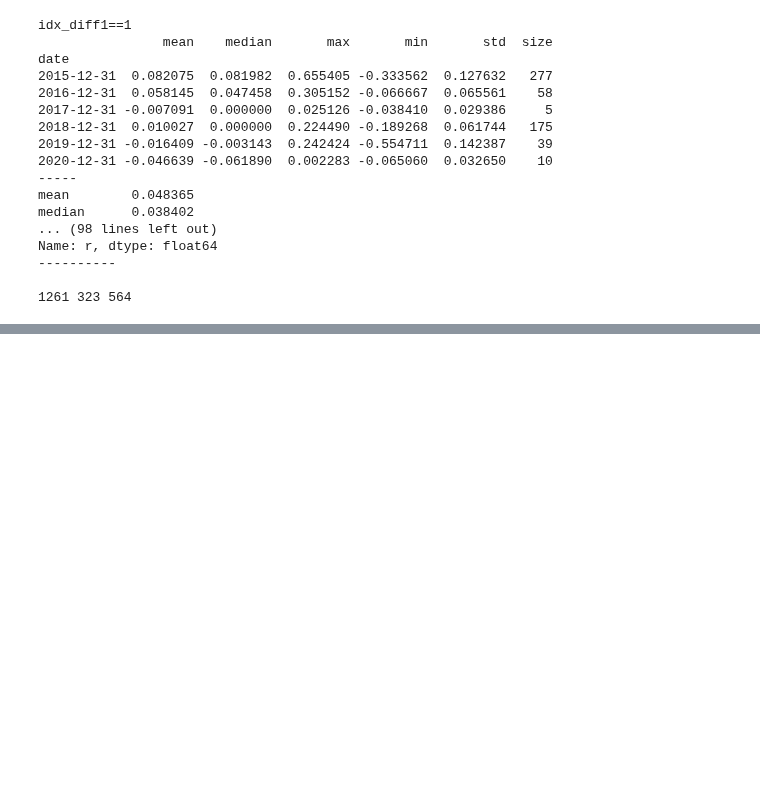
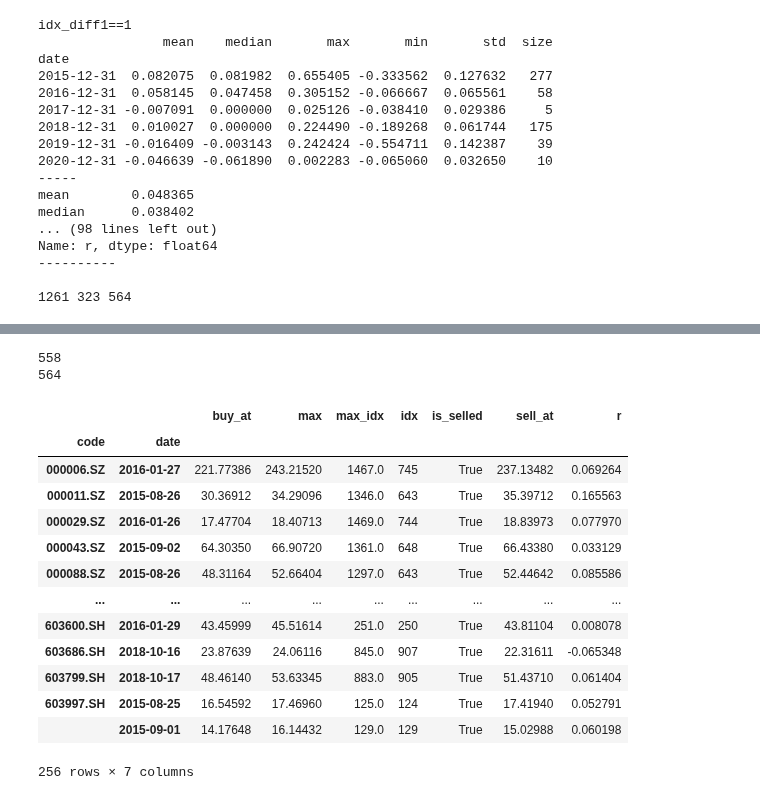
Before and after one commit to Bantorra0/Quant, a Jupyter notebook: oversold_strategy.ipynb, the cells around one changed output, grey strips where cells are left out. Cells and saved outputs as stored; diff of their text form; code cells hidden in the pictures; blank space fills up the shorter version.

```diff
--- a/oversold_strategy.ipynb
+++ b/oversold_strategy.ipynb
@@ -148,0 +176,32 @@ code      date
+# %%
+mask = df_target['idx_diff1']==1
+# df_target['tmp']=np.nan
+df_target.loc[mask,'tmp']= df_target.loc[mask,'buy_at']
+df_target.sort_index(inplace=True)
+df_target['f2_open'] = df_target.groupby('code')['tmp'].shift(-1)
+# %%
+print(df_target['f2_open'].notnull().sum())
+print(mask.sum())
+
+df_target['r2'] = df_target['r']
+df_target.loc[df_target.f2_open.notnull(),'r2'] = df_target[df_target.f2_open.notnull()]['f2_open']/df_target[df_target.f2_open.notnull()]['buy_at']-1
+# %% [output]
+558
+564
+# %%
+df_target[(~mask) & df_target['f2_open'].notnull()][df_r.columns]
+# %% [output]
+|  |  | buy_at | max | max_idx | idx | is_selled | sell_at | r |
+| code | date |  |  |  |  |  |  |  |
+| 000006.SZ | 2016-01-27 | 221.77386 | 243.21520 | 1467.0 | 745 | True | 237.13482 | 0.069264 |
+| 000011.SZ | 2015-08-26 | 30.36912 | 34.29096 | 1346.0 | 643 | True | 35.39712 | 0.165563 |
+| 000029.SZ | 2016-01-26 | 17.47704 | 18.40713 | 1469.0 | 744 | True | 18.83973 | 0.077970 |
+| 000043.SZ | 2015-09-02 | 64.30350 | 66.90720 | 1361.0 | 648 | True | 66.43380 | 0.033129 |
+| 000088.SZ | 2015-08-26 | 48.31164 | 52.66404 | 1297.0 | 643 | True | 52.44642 | 0.085586 |
+| ... | ... | ... | ... | ... | ... | ... | ... | ... |
+| 603600.SH | 2016-01-29 | 43.45999 | 45.51614 | 251.0 | 250 | True | 43.81104 | 0.008078 |
+| 603686.SH | 2018-10-16 | 23.87639 | 24.06116 | 845.0 | 907 | True | 22.31611 | -0.065348 |
+| 603799.SH | 2018-10-17 | 48.46140 | 53.63345 | 883.0 | 905 | True | 51.43710 | 0.061404 |
+| 603997.SH | 2015-08-25 | 16.54592 | 17.46960 | 125.0 | 124 | True | 17.41940 | 0.052791 |
+|  | 2015-09-01 | 14.17648 | 16.14432 | 129.0 | 129 | True | 15.02988 | 0.060198 |
+256 rows × 7 columns
```
Also changed, not shown: parts of 6 cells of this notebook, 3 other files.
